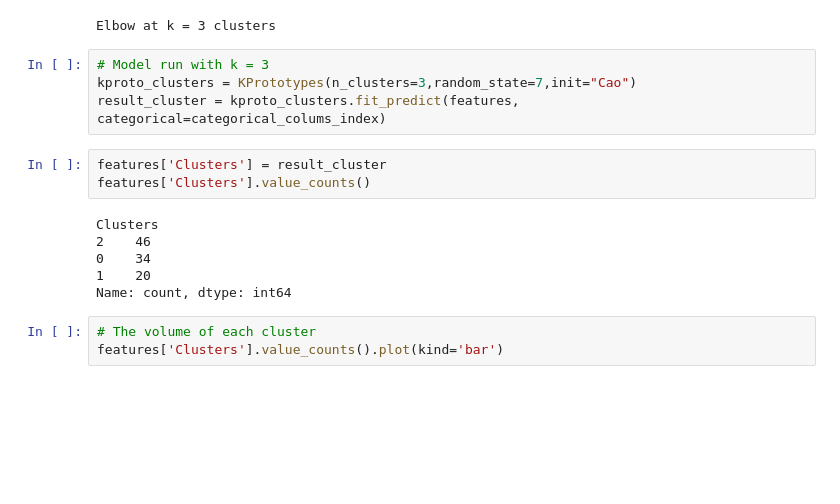
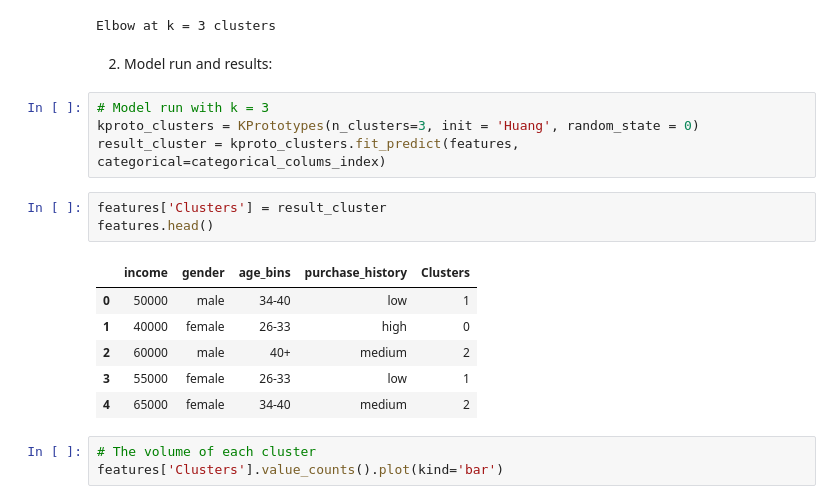
Before and after one commit to SandovalAguilar/classification-case, a Jupyter notebook: Notebook/case.ipynb, the cells around one changed output. Saved outputs shown, nothing was run; the diff lists cells and outputs as text; blank space fills up the shorter version.

```diff
--- a/Notebook/case.ipynb
+++ b/Notebook/case.ipynb
@@ -238,19 +238,22 @@ K_cost_c3 = cost_knee_c3.elbow
 print("Elbow at k =", f'{K_cost_c3:.0f} clusters')
 # %% [output]
 Elbow at k = 3 clusters
+# %% [markdown]
+2. Model run and results:
 # %%
 # Model run with k = 3
-kproto_clusters = KPrototypes(n_clusters=3,random_state=7,init="Cao")
+kproto_clusters = KPrototypes(n_clusters=3, init = 'Huang', random_state = 0)
 result_cluster = kproto_clusters.fit_predict(features, categorical=categorical_colums_index)
 # %%
 features['Clusters'] = result_cluster
-features['Clusters'].value_counts()
+features.head()
 # %% [output]
-Clusters
-2    46
-0    34
-1    20
-Name: count, dtype: int64
+|  | income | gender | age_bins | purchase_history | Clusters |
+| 0 | 50000 | male | 34-40 | low | 1 |
+| 1 | 40000 | female | 26-33 | high | 0 |
+| 2 | 60000 | male | 40+ | medium | 2 |
+| 3 | 55000 | female | 26-33 | low | 1 |
+| 4 | 65000 | female | 34-40 | medium | 2 |
 # %%
 # The volume of each cluster
 features['Clusters'].value_counts().plot(kind='bar')
```
Also changed, not shown: parts of 12 cells of this notebook.
